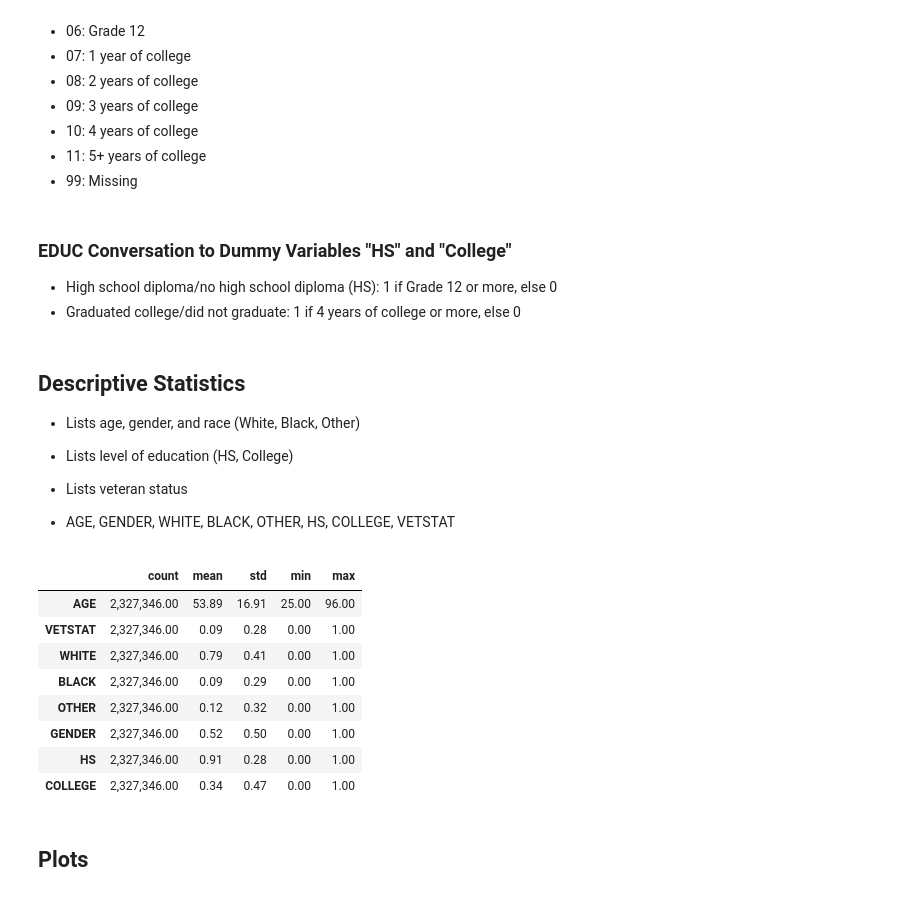
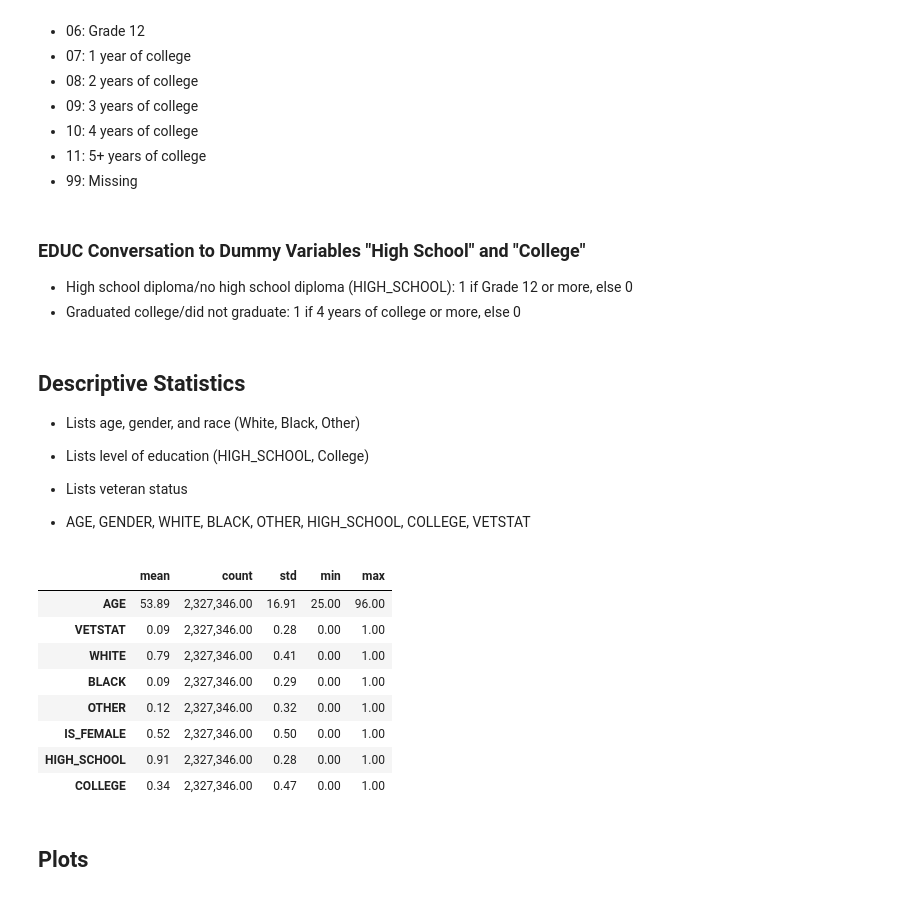
Before and after one commit to Fobertree/Econ220FinalProject, a Jupyter notebook: main.ipynb, the cells around one changed output. Cells and saved outputs as stored; diff of their text form; code cells hidden in the pictures.

```diff
--- a/main.ipynb
+++ b/main.ipynb
@@ -216,7 +216,7 @@ data['OTHER'] = data['RACE'].map(lambda x: 1 if x > 2 else 0)
 - 0: Male
 - 1: Female
 # %%
-data['GENDER'] = data['SEX'].map(lambda x: 1 if x == 2 else 0)
+data['IS_FEMALE'] = data['SEX'].map(lambda x: 1 if x == 2 else 0)
 # %% [markdown]
 ### VETSTAT (Raw IPUMs Codes)
 - 0: N/A
@@ -251,41 +251,41 @@ if 2 in data['VETSTAT'].values: # prevent double run
 - 11: 5+ years of college
 - 99: Missing
 # %% [markdown]
-### EDUC Conversation to Dummy Variables "HS" and "College"
-- High school diploma/no high school diploma (HS): 1 if Grade 12 or more, else 0
+### EDUC Conversation to Dummy Variables "High School" and "College"
+- High school diploma/no high school diploma (HIGH_SCHOOL): 1 if Grade 12 or more, else 0
 - Graduated college/did not graduate: 1 if 4 years of college or more, else 0
 # %%
 data = data[data['EDUC'] != 99]
 # %%
-data['HS'] = data['EDUC'].map(lambda x: 0 if x < 6 else 1)
+data['HIGH_SCHOOL'] = data['EDUC'].map(lambda x: 0 if x < 6 else 1)
 data['COLLEGE'] = data['EDUC'].map(lambda x: 0 if x < 10 else 1)
 # %% [markdown]
 ## Descriptive Statistics
 - Lists age, gender, and race (White, Black, Other)
-- Lists level of education (HS, College)
+- Lists level of education (HIGH_SCHOOL, College)
 - Lists veteran status
 
-- AGE, GENDER, WHITE, BLACK, OTHER, HS, COLLEGE, VETSTAT
+- AGE, GENDER, WHITE, BLACK, OTHER, HIGH_SCHOOL, COLLEGE, VETSTAT
 # %%
 summary_table = pd.DataFrame()
 remove = set(["EDUC","RACE","SEX"])
 for column in data.columns:
     if column in remove:
         continue
-    summary_table[column] = data[column].agg(['count','mean','std','min','max'])
+    summary_table[column] = data[column].agg(['mean','count','std','min','max'])
 
 summary_table.T
 # We separated RACE into three dummy variables, recoded GENDER, divided EDUC into three dummy variables
 # %% [output]
-|  | count | mean | std | min | max |
-| AGE | 2,327,346.00 | 53.89 | 16.91 | 25.00 | 96.00 |
-| VETSTAT | 2,327,346.00 | 0.09 | 0.28 | 0.00 | 1.00 |
-| WHITE | 2,327,346.00 | 0.79 | 0.41 | 0.00 | 1.00 |
-| BLACK | 2,327,346.00 | 0.09 | 0.29 | 0.00 | 1.00 |
-| OTHER | 2,327,346.00 | 0.12 | 0.32 | 0.00 | 1.00 |
-| GENDER | 2,327,346.00 | 0.52 | 0.50 | 0.00 | 1.00 |
-| HS | 2,327,346.00 | 0.91 | 0.28 | 0.00 | 1.00 |
-| COLLEGE | 2,327,346.00 | 0.34 | 0.47 | 0.00 | 1.00 |
+|  | mean | count | std | min | max |
+| AGE | 53.89 | 2,327,346.00 | 16.91 | 25.00 | 96.00 |
+| VETSTAT | 0.09 | 2,327,346.00 | 0.28 | 0.00 | 1.00 |
+| WHITE | 0.79 | 2,327,346.00 | 0.41 | 0.00 | 1.00 |
+| BLACK | 0.09 | 2,327,346.00 | 0.29 | 0.00 | 1.00 |
+| OTHER | 0.12 | 2,327,346.00 | 0.32 | 0.00 | 1.00 |
+| IS_FEMALE | 0.52 | 2,327,346.00 | 0.50 | 0.00 | 1.00 |
+| HIGH_SCHOOL | 0.91 | 2,327,346.00 | 0.28 | 0.00 | 1.00 |
+| COLLEGE | 0.34 | 2,327,346.00 | 0.47 | 0.00 | 1.00 |
 # %% [markdown]
 ## Plots
 # %%
```
Also changed, not shown: parts of 16 cells of this notebook.
